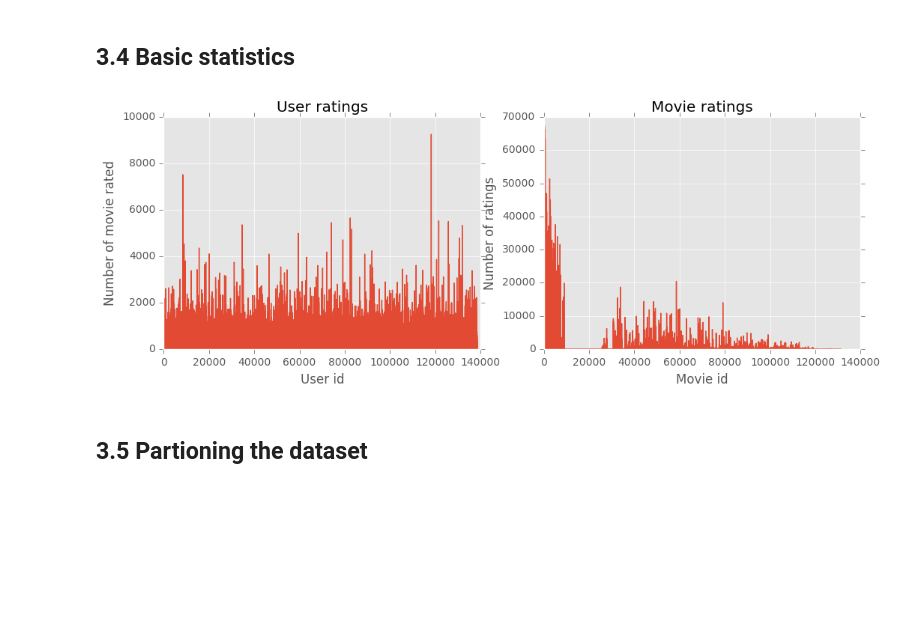
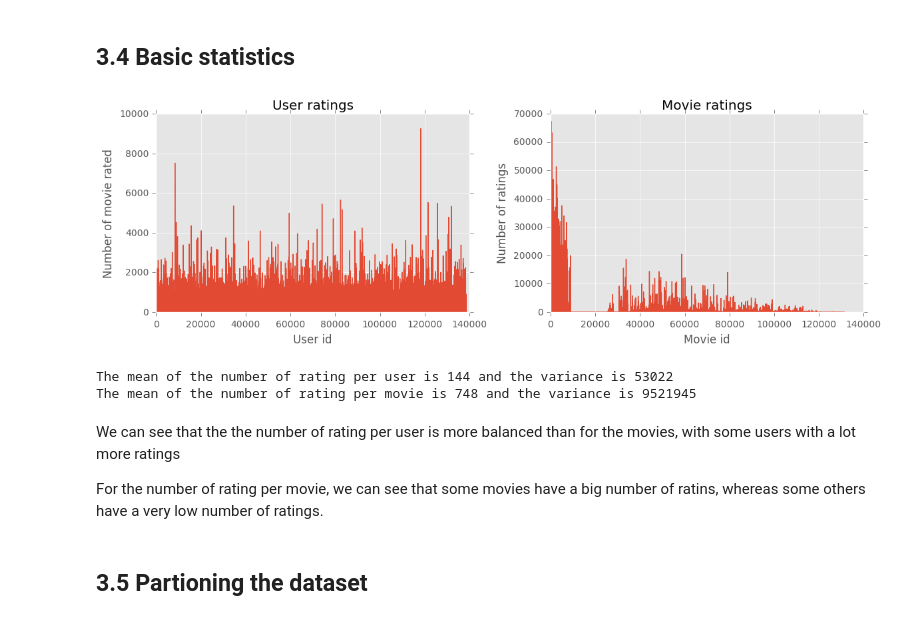
Before and after one commit to raphaelBarman/internetAnalytics, a Jupyter notebook: ix-lab3/lab3-recsys.ipynb, the cells around one changed output. Drawn from its saved outputs; the diff is of its cells as text; code cells hidden in the pictures; blank space fills up the shorter version.

```diff
--- a/ix-lab3/lab3-recsys.ipynb
+++ b/ix-lab3/lab3-recsys.ipynb
@@ -28,38 +28,47 @@ data = sc.textFile("/ix/ml-20m/ratings.txt").map(json.loads)
 
 # We append our ratings to the ratings
 myRatings = []
 with open('my-ratings.txt','r') as file:
     for line in file:
         myRatings.append(json.loads(line))
 myRatings = sc.parallelize(myRatings)
 data = data.union(myRatings)
 
 numRatings = data.count()
-numUsers = data.map(lambda rating: rating['userId']).distinct().count()
 
 # We get the number of rating per user id
 usersRatingCount = data.map(lambda rating: (rating['userId'],1)).countByKey().items()
-
+usersRatingCount = list(zip(*usersRatingCount))
 # We get the number of rating per movie id
 moviesRatingCount = sorted(data.map(lambda rating: (rating['movieId'],1)).countByKey().items())
+moviesRatingCount = list(zip(*moviesRatingCount))
 
 # Plotting
 fig, axes = plt.subplots(1,2,figsize=(12.0,4.0))
 
 ax = axes[0]
-ax.plot(*zip(*usersRatingCount))
+ax.plot(*usersRatingCount)
 ax.set_xlabel('User id')
 ax.set_ylabel('Number of movie rated')
 ax.set_title('User ratings')
 
 ax = axes[1]
-ax.plot(*zip(*moviesRatingCount))
+ax.plot(*moviesRatingCount)
 ax.set_xlabel('Movie id')
 ax.set_ylabel('Number of ratings')
 ax.set_title('Movie ratings')
+plt.tight_layout()
 plt.show();
+print("The mean of the number of rating per user is %.f and the variance is %.f"%(np.mean(usersRatingCount[1]),np.var(usersRatingCount[1])))
+print("The mean of the number of rating per movie is %.f and the variance is %.f"%(np.mean(moviesRatingCount[1]),np.var(moviesRatingCount[1])))
 # %% [output]
-[figure, old version]
+[figure, new version]
+The mean of the number of rating per user is 144 and the variance is 53022
+The mean of the number of rating per movie is 748 and the variance is 9521945
+# %% [markdown]
+We can see that the the number of rating per user is more balanced than for the movies, with some users with a lot more ratings
+
+For the number of rating per movie, we can see that some movies have a big number of ratins, whereas some others have a very low number of ratings.
 # %% [markdown]
 ## 3.5 Partioning the dataset
 # %%
```
Also changed, not shown: parts of 28 cells of this notebook.
